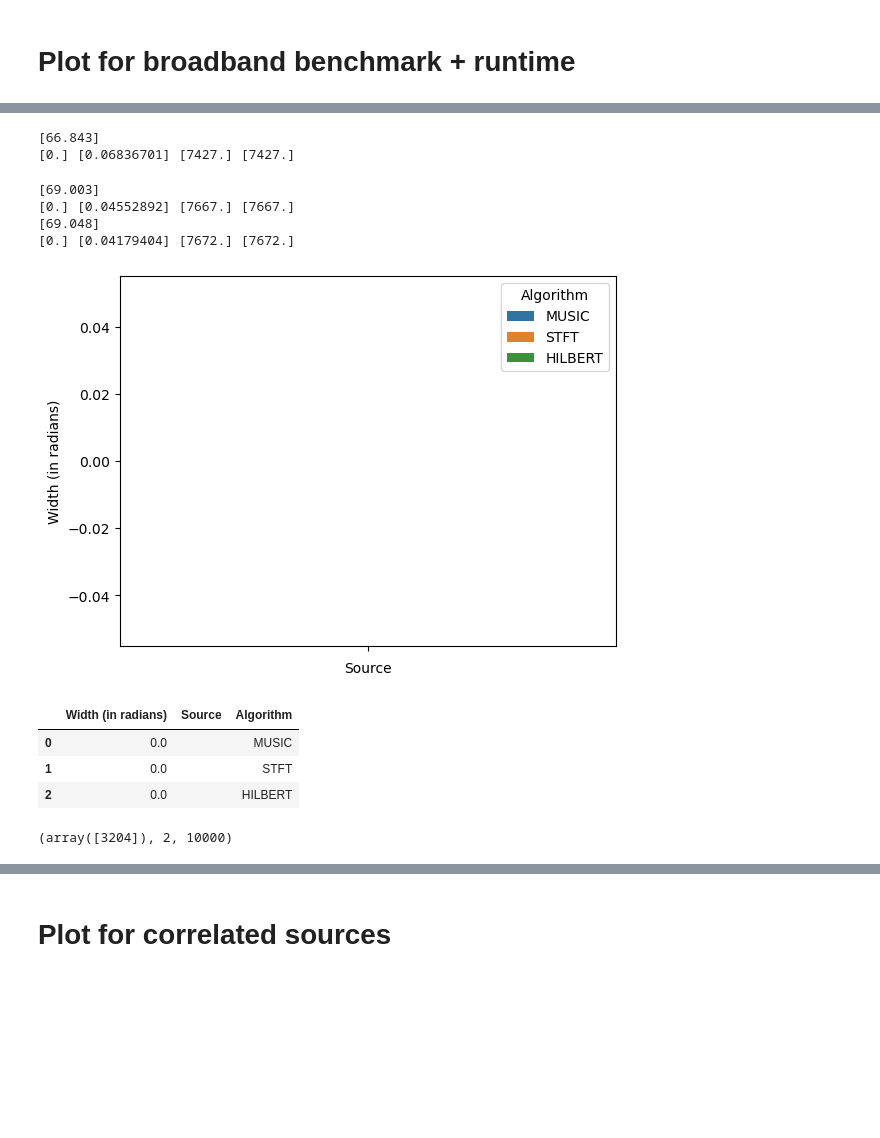
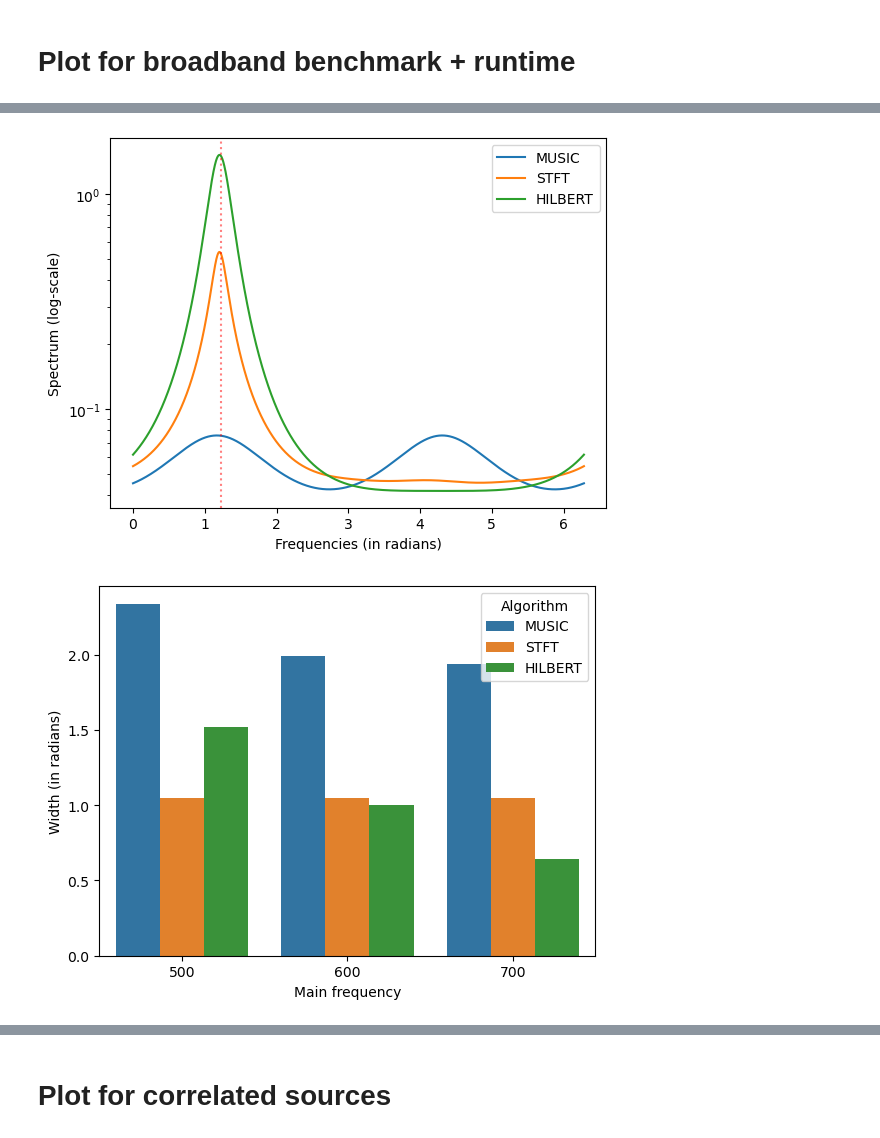
Before and after one commit to MichelDucartier/music_doa, a Jupyter notebook: MUSIC_plots.ipynb, the cells around one changed output, grey strips where cells are left out. Drawn from its saved outputs; the diff is of its cells as text; code cells hidden in the pictures; blank space fills up the shorter version.

Commit message:
plots done for everything but runtime+nn

```diff
--- a/MUSIC_plots.ipynb
+++ b/MUSIC_plots.ipynb
@@ -170,3 +175,21 @@ Shape of noise eigenvectors: (24, 22)
+# %%
+def get_Ys(spectra, freq_range, algorithms, resolution=10000, plot=True):
+    X = np.linspace(freq_range[0], freq_range[1], resolution)
+    Y = [[spectrum_function(x) for x in X] for spectrum_function in spectra]
+
+    if plot:
+        for i in range(len(algorithms)):
+            plt.plot(X, Y[i], label=algorithms[i])
+
+        plt.yscale('log')
+        plt.xlabel('Frequencies (in radians)')
+        plt.ylabel('Spectrum (log-scale)')
+        plt.legend()
+        plt.axvline(x=azimuth, color='red', linestyle=':', alpha=0.5)
+        #plt.savefig('Figures/spectrum_all_algorithms.png')
+        plt.show()
+
+    return Y
 # %%
 import json
 with open('../music_doa/last_year/protocol.json') as json_file:
@@ -216,36 +233,22 @@ plt.show()
 # %%
-df_test = pd.DataFrame(columns = ['Width (in radians)', 'Source', 'Algorithm'])
 algorithms = ['MUSIC', 'STFT', 'HILBERT']
+df = pd.DataFrame(columns = ['Width (in radians)', 'Main frequency', 'Algorithm'])
 
-for i, spectrum in enumerate(spectra):
-    estimated_thetas, indices = extract_frequencies(spectrum, 1, [0, np.pi / 2], return_peak_indices=True)
-    #print(f'For {algorithms[i]}, the MSE is {np.sqrt(np.sum((sorted(estimated_thetas)-azimuth)**2)):.2E}')
-    width, height, start, end = peak_widths(Y[i], indices, rel_height=0.001)
-    print(width, height, start, end)
-    #sorted_indices = np.argsort(start)
-    #width = width[sorted_indices]
-    df_test.loc[len(df_test)] = [width[0]/len(Y[i])*np.pi/2, '', algorithms[i]]
+main_frequencies = [500, 600, 700]
+for main_freq in main_frequencies:
+    spectrums = get_spectrums(data, mics_coords, real_freq_range, fs, main_frequency=main_freq)
+    plot = main_freq == 600
+    Y = get_Ys(spectrums, (0, np.pi*2), algorithms, plot=plot)
 
-sns.barplot(df_test, x="Source", y="Width (in radians)", hue="Algorithm")
-#plt.title('Width of peak for different SNR values')
-#plt.savefig('Figures/peak_width_for_snr.png')
+    for i, spectrum in enumerate(spectrums):
+        estimated_thetas, indices = extract_frequencies(spectrum, 1, [0, 2*np.pi], return_peak_indices=True)
+        width, _, _, end = peak_widths(Y[i], indices, rel_height=0.9)
+
+        df.loc[len(df)] = [width[0]/len(Y[i])*np.pi*2, main_freq, algorithms[i]]
+
+sns.barplot(df, x='Main frequency', y="Width (in radians)", hue="Algorithm")
+#plt.savefig('Figures/peak_width_for_algorithms.png')
 plt.show()
 # %% [output]
-[66.843]
-[0.] [0.06836701] [7427.] [7427.]
-[69.003]
-[0.] [0.04552892] [7667.] [7667.]
-[69.048]
-[0.] [0.04179404] [7672.] [7672.]
-[figure, old version]
+[figure, new version]
+[figure, added]
-# %%
-df_test
-# %% [output]
-|  | Width (in radians) | Source | Algorithm |
-| 0 | 0.0 |  | MUSIC |
-| 1 | 0.0 |  | STFT |
-| 2 | 0.0 |  | HILBERT |
-# %%
-indices, i, len(Y[0])
-# %% [output]
-(array([3204]), 2, 10000)
```
Also changed, not shown: parts of 58 cells of this notebook, 6 other files.
